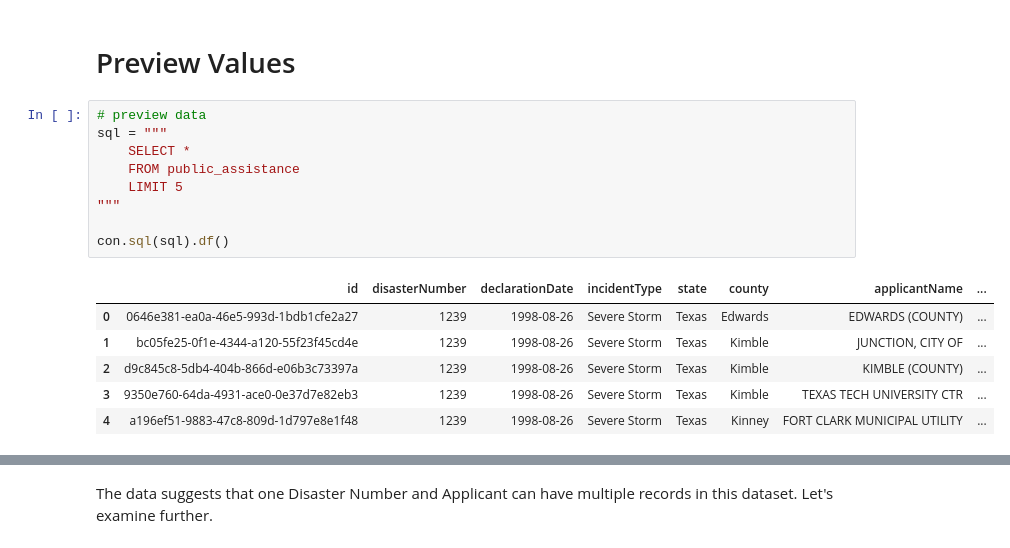
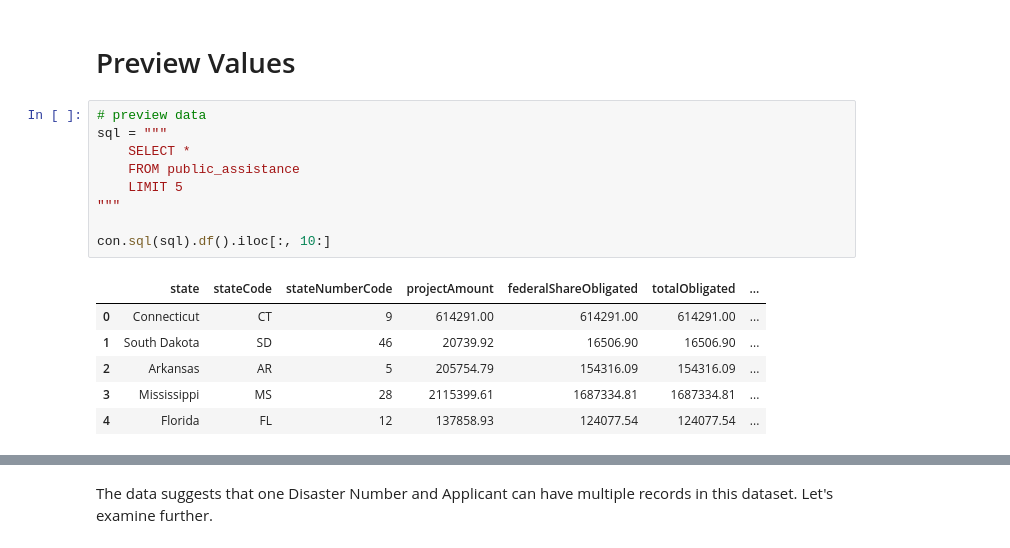
Before and after one commit to mebauer/fema-disaster-information, a Jupyter notebook: public-assistance.ipynb, the cells around one changed output, grey strips where cells are left out. Drawn from its saved outputs; the diff is of its cells as text.

Commit message:
utilization public assistance project details dataset instead of summaries

```diff
--- a/public-assistance.ipynb
+++ b/public-assistance.ipynb
@@ -238,19 +224,19 @@ con.sql(sql).df()
 # %%
 # preview data
 sql = """
     SELECT *
     FROM public_assistance
     LIMIT 5
 """
 
-con.sql(sql).df()
+con.sql(sql).df().iloc[:, 10:]
 # %% [output]
-|  | id | disasterNumber | declarationDate | incidentType | state | county | applicantName | ... |
-| 0 | 0646e381-ea0a-46e5-993d-1bdb1cfe2a27 | 1239 | 1998-08-26 | Severe Storm | Texas | Edwards | EDWARDS (COUNTY) | ... |
-| 1 | bc05fe25-0f1e-4344-a120-55f23f45cd4e | 1239 | 1998-08-26 | Severe Storm | Texas | Kimble | JUNCTION, CITY OF | ... |
-| 2 | d9c845c8-5db4-404b-866d-e06b3c73397a | 1239 | 1998-08-26 | Severe Storm | Texas | Kimble | KIMBLE (COUNTY) | ... |
-| 3 | 9350e760-64da-4931-ace0-0e37d7e82eb3 | 1239 | 1998-08-26 | Severe Storm | Texas | Kimble | TEXAS TECH UNIVERSITY CTR | ... |
-| 4 | a196ef51-9883-47c8-809d-1d797e8e1f48 | 1239 | 1998-08-26 | Severe Storm | Texas | Kinney | FORT CLARK MUNICIPAL UTILITY | ... |
+|  | state | stateCode | stateNumberCode | projectAmount | federalShareObligated | totalObligated | ... |
+| 0 | Connecticut | CT | 9 | 614291.00 | 614291.00 | 614291.00 | ... |
+| 1 | South Dakota | SD | 46 | 20739.92 | 16506.90 | 16506.90 | ... |
+| 2 | Arkansas | AR | 5 | 205754.79 | 154316.09 | 154316.09 | ... |
+| 3 | Mississippi | MS | 28 | 2115399.61 | 1687334.81 | 1687334.81 | ... |
+| 4 | Florida | FL | 12 | 137858.93 | 124077.54 | 124077.54 | ... |
 # %%
 # count per declaration and applicant
 sql = """
```
Also changed, not shown: parts of 48 cells of this notebook.
